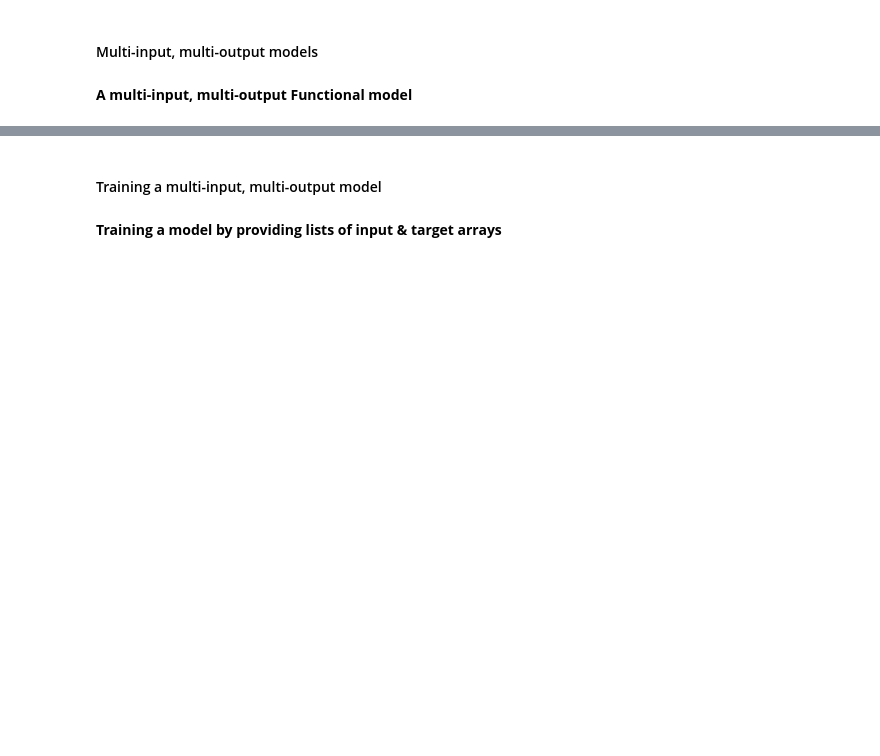
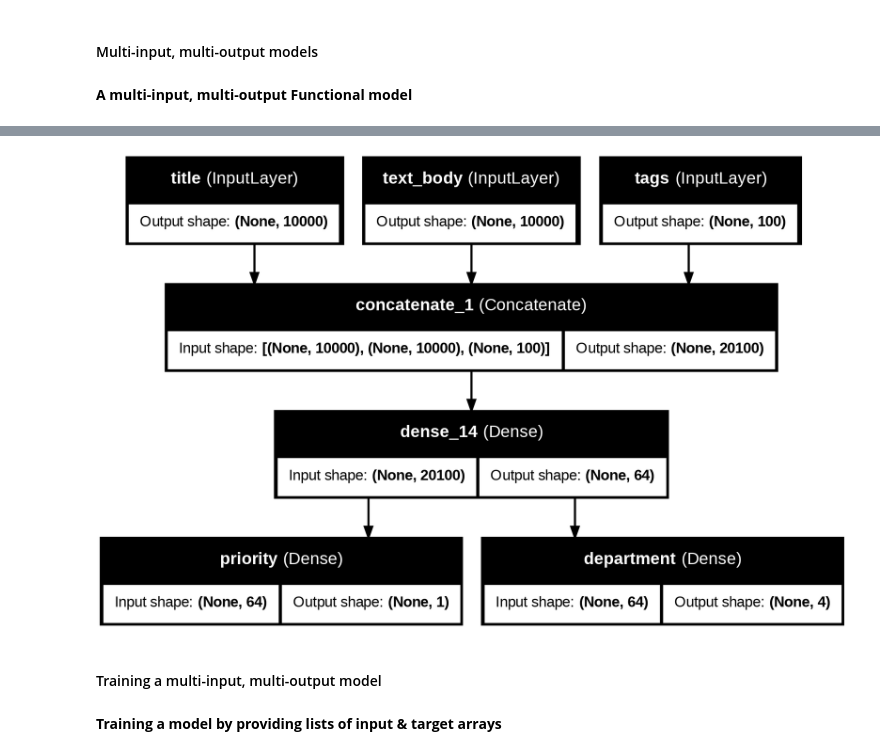
Before and after one commit to Menns0910/fluffy-tribble, a Jupyter notebook: chapter07_working-with-keras.ipynb, the cells around one changed output, grey strips where cells are left out. Saved outputs shown, nothing was run; the diff lists cells and outputs as text; code cells hidden in the pictures; blank space fills up the shorter version.

```diff
--- a/chapter07_working-with-keras.ipynb
+++ b/chapter07_working-with-keras.ipynb
@@ -108,3 +242,7 @@ model = keras.Model(inputs=[title, text_body, tags], outputs=[priority, departme
+# %%
+keras.utils.plot_model(model, "multi_input_and_output_model.png", show_shapes=True, show_layer_names=True) #priority department 각각에 대한 loss 확인가능
+# %% [output]
+[figure, added]
 # %% [markdown]
 #### Training a multi-input, multi-output model
 # %% [markdown]
```
Also changed, not shown: parts of 47 cells of this notebook.
